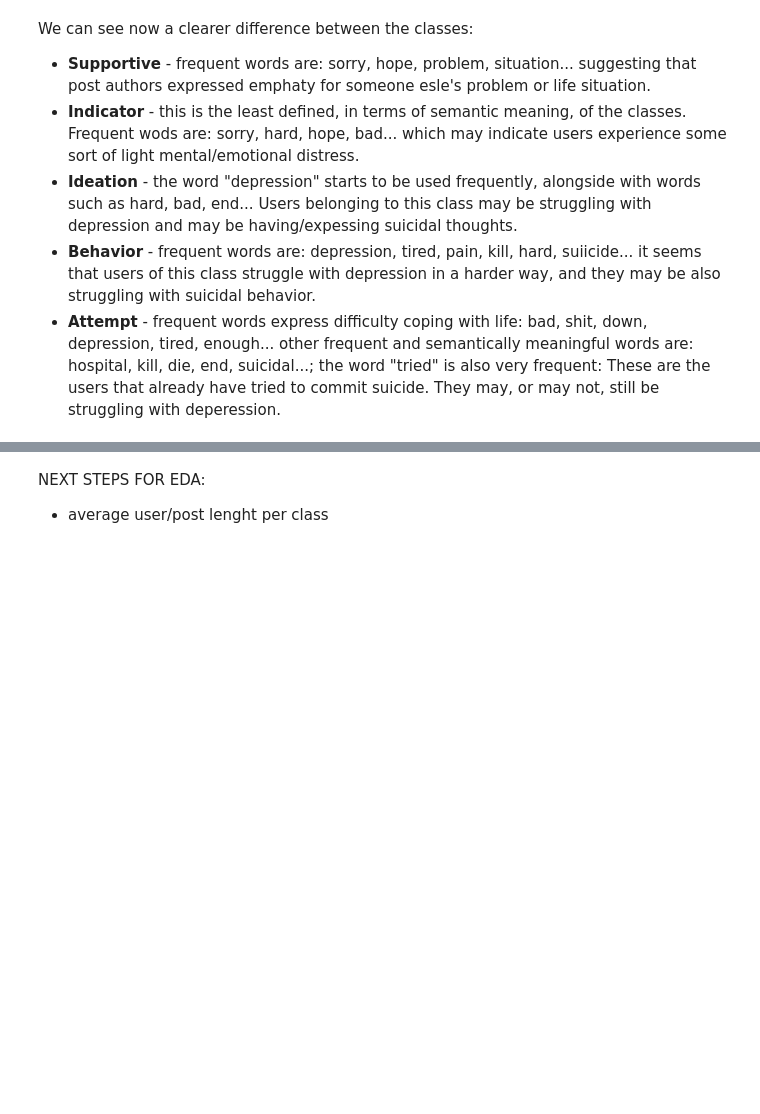
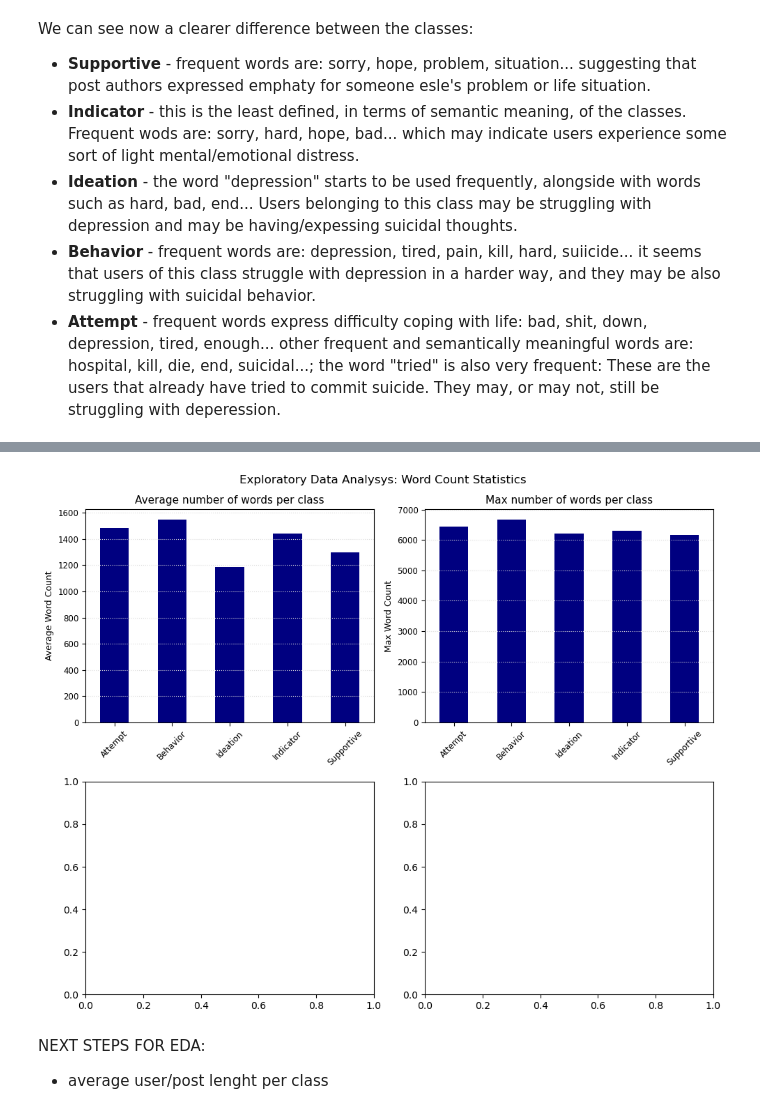
Before and after one commit to SebastianoDenegri/Targeted_Suicide_Intervention, a Jupyter notebook: Reddit_Users_Classification.ipynb, the cells around one changed output, grey strips where cells are left out. Saved outputs shown, nothing was run; the diff lists cells and outputs as text; code cells hidden in the pictures; blank space fills up the shorter version.

Commit message:
word count stats: max number per class

```diff
--- a/Reddit_Users_Classification.ipynb
+++ b/Reddit_Users_Classification.ipynb
@@ -457,3 +436,31 @@ plt.show()
+# %%
+fig = plt.figure(figsize=(10,8))
+ax1 = fig.add_subplot(2,2,1)
+ax2 = fig.add_subplot(2,2,2)
+min_wc = fig.add_subplot(2,2,3)
+freq_wc = fig.add_subplot(2,2,4)
+
+word_ds.plot(x='Label', y='wc_mean', kind='bar', color='navy', rot=45, legend=False, ax=ax1)
+ax1.set_title('Average number of words per class', fontsize=11)
+ax1.set_xlabel("", fontsize=0.1)
+ax1.set_ylabel('Average Word Count', fontsize=9)
+ax1.set_xticklabels(word_ds.Label, fontsize=8.5)
+ax1.set_yticklabels(range(0,1601,200), fontsize=8.5)
+ax1.grid(True, axis='y', color='gainsboro', ls= ':', linewidth=0.8)
+
+word_ds.plot(x='Label', y='wc_max', kind='bar', color='navy', rot=45, legend=False, ax=ax2)
+ax2.set_title('Max number of words per class', fontsize=11)
+ax2.set_xlabel("", fontsize=0.1)
+ax2.set_ylabel('Max Word Count', fontsize=9)
+ax2.set_xticklabels(word_ds.Label, fontsize=8.5)
+ax2.set_yticklabels(range(0,7001,1000), fontsize=8.5)
+ax2.grid(True, axis='y', color='gainsboro', ls= ':', linewidth=0.8)
+
+fig.suptitle('Exploratory Data Analysys: Word Count Statistics', fontsize=12)
+plt.tight_layout()
+plt.show()
+# %% [output]
+[figure, added]
 # %% [markdown]
 NEXT STEPS FOR EDA:
 - average user/post lenght per class
```
Also changed, not shown: parts of 21 cells of this notebook.
